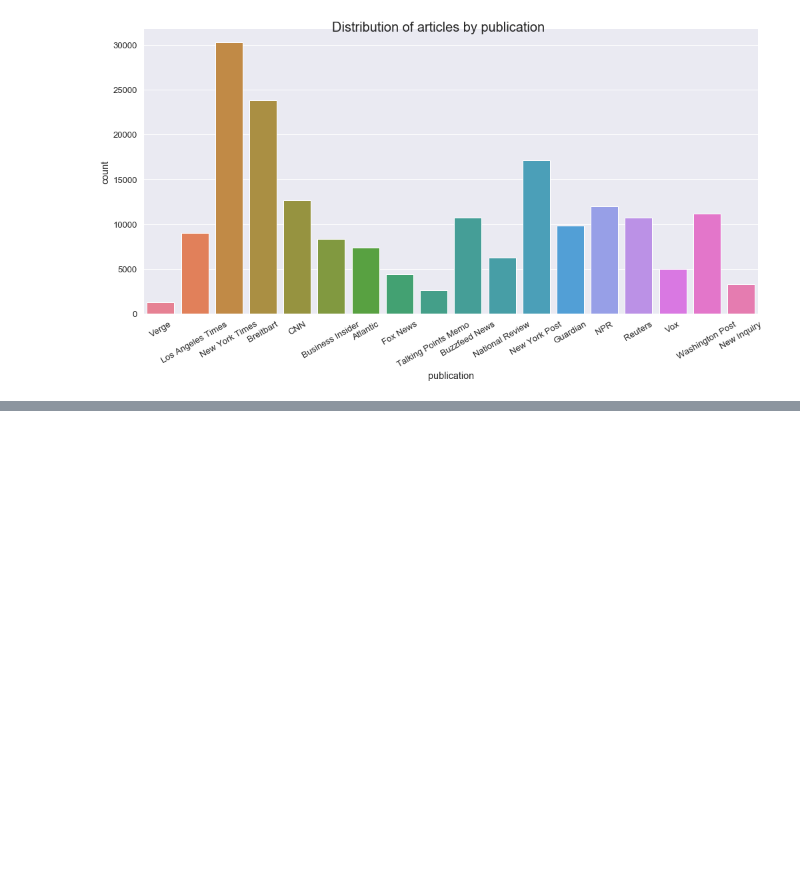
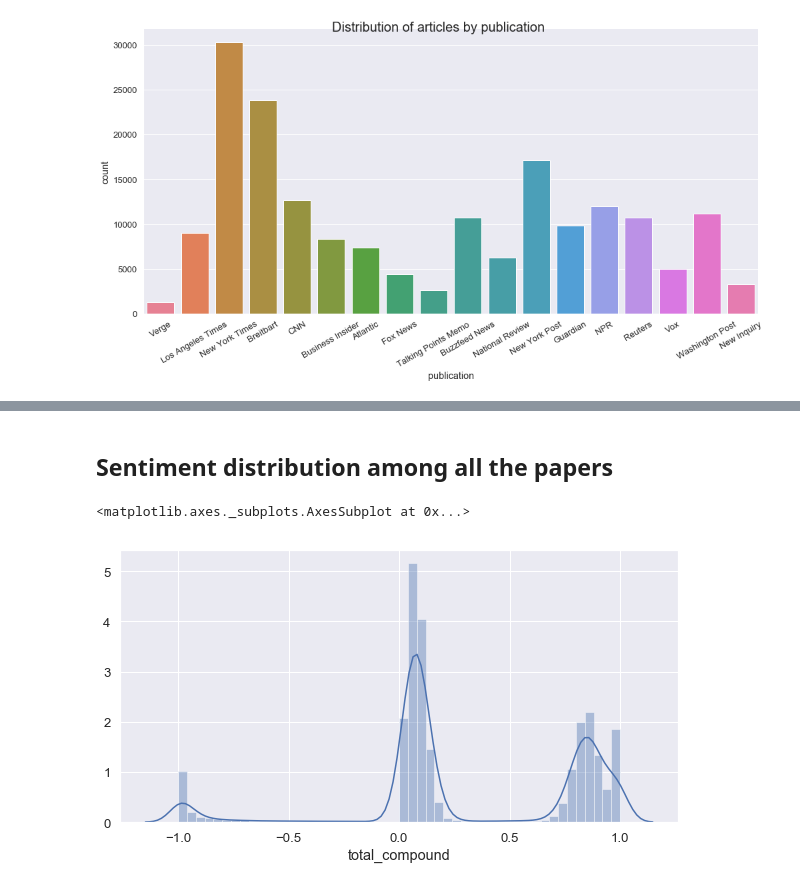
Before and after one commit to fjosp/DL_project, a Jupyter notebook: news_analysis.ipynb, the cells around one changed output, grey strips where cells are left out. Cells and saved outputs as stored; diff of their text form; code cells hidden in the pictures; blank space fills up the shorter version.

```diff
--- a/news_analysis.ipynb
+++ b/news_analysis.ipynb
@@ -236,0 +324,2 @@ for i in range(20):
+# %%
+sentiment = load_pkl('df_2016_18')
@@ -236,0 +335,3 @@ for i in range(20):
+# %%
+merged = sentiment.merge(df)
+merged['total_compound'] = 0
@@ -236,0 +343,19 @@ for i in range(20):
+# %%
+# this is needed to account for specific cases of extremely short texts, consisting of one/two sentences
+total_compound = []
+for i in range(merged.shape[0]):
+#     print(i)
+    if merged['compound_sntns'][i] == 1:
+        total_compound.append(merged['compound'][i])
+    else:
+        total_compound.append(merged['compound'][i])
+# %%
+merged['total_compound'] = total_compound
+# %% [markdown]
+## Sentiment distribution among all the papers
+# %%
+f, ax = plt.subplots(figsize = (10,5))
+sns.distplot(merged['total_compound'])
+# %% [output]
+<matplotlib.axes._subplots.AxesSubplot at 0x...>
+[figure, added]
```
Also changed, not shown: parts of 15 cells of this notebook.
